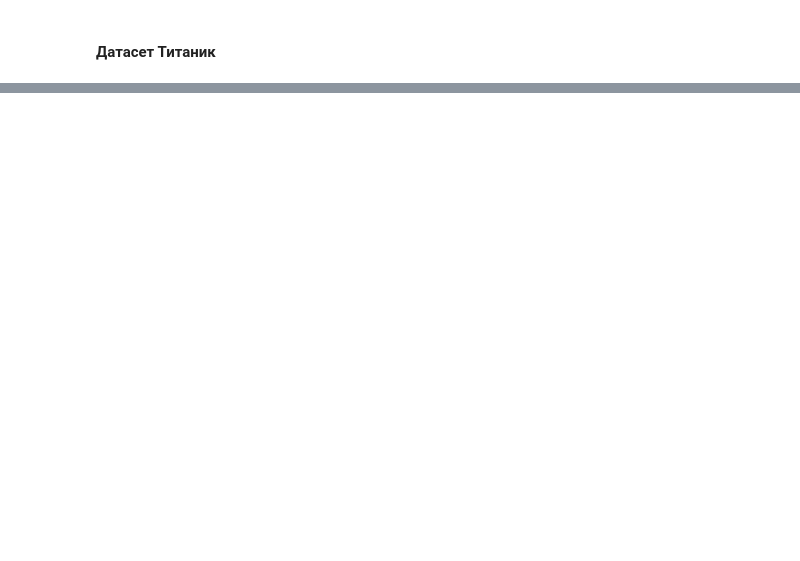
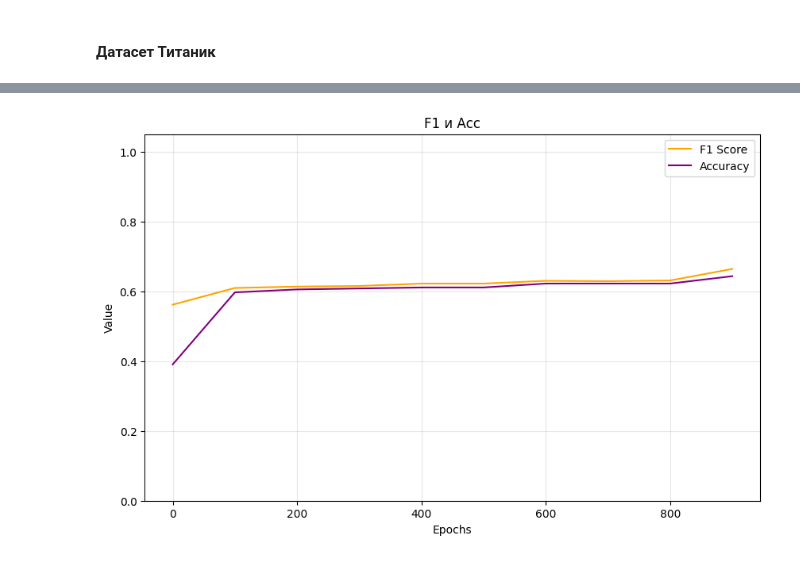
Before and after one commit to bailight/Study-note, a Jupyter notebook: СИИ/lab1/lab1.ipynb, the cells around one changed output, grey strips where cells are left out. Cells and saved outputs as stored; diff of their text form; code cells hidden in the pictures; blank space fills up the shorter version.

```diff
--- a/СИИ/lab1/lab1.ipynb
+++ b/СИИ/lab1/lab1.ipynb
@@ -469,11 +487,9 @@ class model_logic:
             self.weights -= self.learning_rate * dw
             self.bias -= self.learning_rate * db
 
-            if epoch % 10 == 0:
+            if epoch % 100 == 0:
                 metrics = self.calculate_metrics(y, y_pred_proba)
                 self.metric_history.append(metrics)
-
-            if epoch % 100 == 0:
                 print(f"Epoch {epoch}: Loss={loss.item()}, Accuracy={metrics['Accuracy']}, F1={metrics['F1']}")
 
     def predict_proba(self, X):
@@ -487,6 +503,25 @@ class model_logic:
         y_pred_proba = self.predict(X)
         metrics = self.calculate_metrics(y, y_pred_proba)
         return metrics
+
+    def plot_f1_accuracy(self):
+        f1_scores = [metrics['F1'] for metrics in self.metric_history]
+        accuracies = [metrics['Accuracy'] for metrics in self.metric_history]
+
+        epochs = [i * 100 for i in range(len(self.metric_history))]
+
+        plt.figure(figsize=(10, 6))
+
+        plt.plot(epochs, f1_scores, 'orange', label='F1 Score')
+        plt.plot(epochs, accuracies, 'purple', label='Accuracy')
+
+        plt.xlabel('Epochs')
+        plt.ylabel('Value')
+        plt.title('F1 и Асс')
+        plt.legend()
+        plt.grid(alpha=0.3)
+        plt.ylim(0, 1.05)
+        plt.show()
 # %% [markdown]
 ### 4. Обучение модель
 # %% [markdown]
@@ -597,0 +647,4 @@ Epoch 900: Loss=0.5597453117370605, Accuracy=0.7036516666412354, F1=0.4790123403
+# %%
+model.plot_f1_accuracy()
+# %% [output]
+[figure, added]
```
Also changed, not shown: parts of 11 cells of this notebook, 1 other file.
